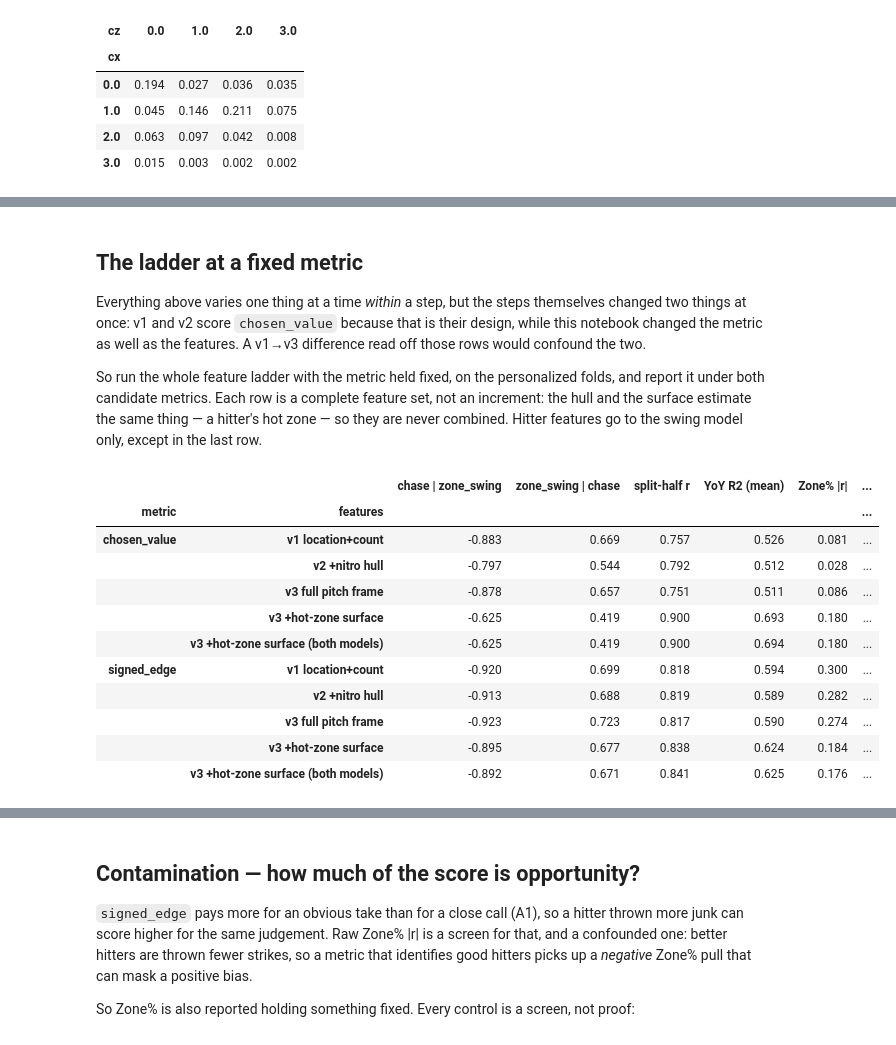
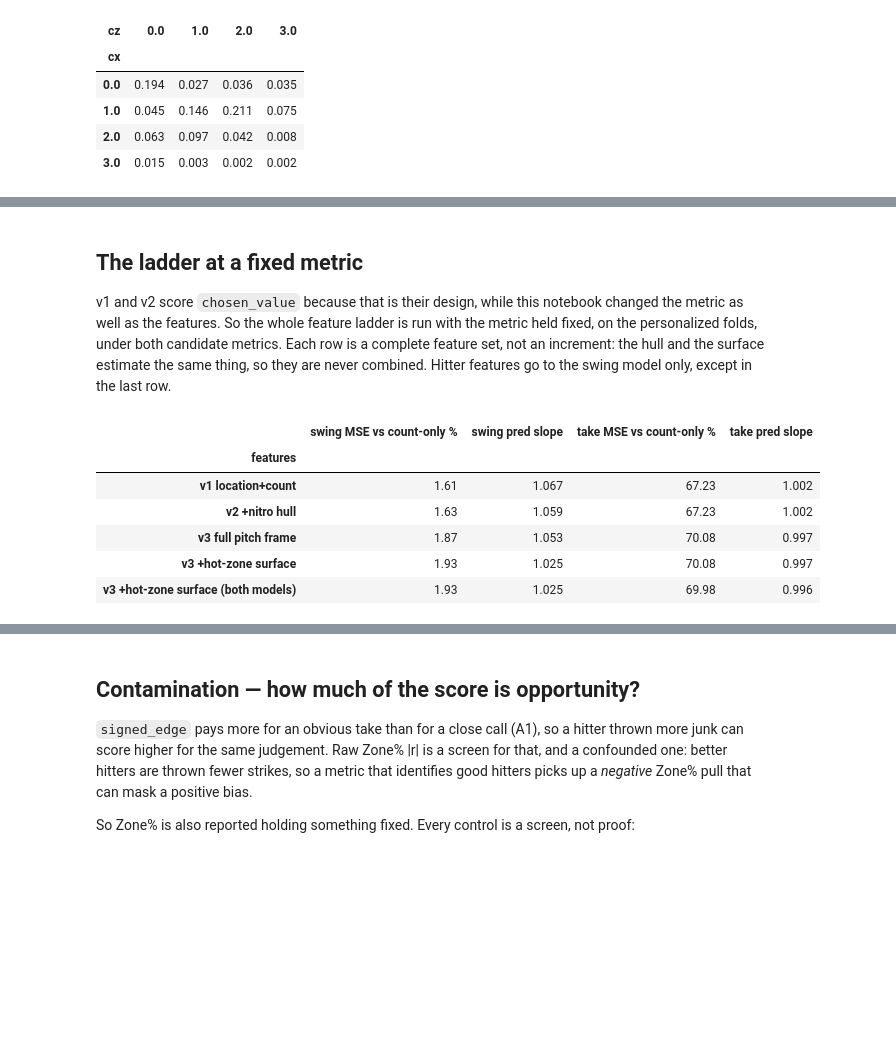
Before and after one commit to Jack1021ohoh/batter_decision_value, a Jupyter notebook: notebooks/v3.ipynb, the cells around one changed output, grey strips where cells are left out. Cells and saved outputs as stored; diff of their text form; code cells hidden in the pictures; blank space fills up the shorter version.

```diff
--- a/notebooks/v3.ipynb
+++ b/notebooks/v3.ipynb
@@ -22,20 +34,25 @@ model selection (earlier versions scored it, so it is no longer a clean test).
 import sys; sys.path.insert(0, '..')
 import numpy as np, pandas as pd
 import matplotlib.pyplot as plt, seaborn as sns
-import xgboost as xgb
 
 from src import data as D, evaluate as E, features as F, decision as DEC
-from src.baselines import predict_both, V1_FEATURES, _dmatrix
+from src.baselines import fit_direct, predict_both, train_early_stopped, V1_FEATURES, _dmatrix
 
-pd.set_option('display.width', 160); sns.set_theme(style='whitegrid')
+pd.set_option('display.width', 170); pd.set_option('display.max_columns', 30)
+sns.set_theme(style='whitegrid')
 PALETTE = ['#FFB000','#648FFF','#785EF0','#DC267F','#FE6100','#3D1EB2']
 SEASONS = range(2021, 2026)          # 2026 is kept out of model selection; not loaded here
-SHOW = E.SHOW
-SUB = ['swing signal recovered', 'swing calib slope', 'take signal recovered', 'take calib slope']
+SHOW, MODEL = E.SHOW, E.MODEL_COLS
+ACC_COLS = ['pitches', 'diff_%', 'diff_%_lo', 'diff_%_hi', 'verdict']
+PF = E.PERSONALIZED_FOLDS
 
 # the full pitch frame, used from A2 onward
 V3_FEATURES = ['plate_x_bat','plate_z_norm','count','stand','p_throws',
                'release_speed','pfx_x','pfx_z','pitch_type']
+
+def pooled(a, b, labels):
+    """Paired accuracy of run a against run b, pooled over the held-out seasons."""
+    return E.paired_accuracy(a, b, labels).xs('pooled', level='season')[ACC_COLS]
 # %%
 df = D.drop_pitchers_batting(D.load_seasons(SEASONS, verbose=False))
 df = D.add_zone_frame(df.dropna(subset=['plate_x_mid','plate_z_mid']))
@@ -66,5 +81,5 @@ which is mostly hitting ability rather than judgement.
 # %%
-run_a1 = E.run_folds(df, V1_FEATURES, E.GENERIC_FOLDS)
+run_a1 = E.run_folds(df, V1_FEATURES, E.GENERIC_FOLDS, fit=fit_direct)
 a1 = pd.DataFrame([{'variant': name, **E.metric_checks(run_a1.held, name)['summary']}
                    for name in DEC.SCORES]).set_index('variant')
 a1[SHOW]
@@ -148,12 +159,11 @@ measurement noise and change definition in 2026.
 # %%
-LADDER = {
+LADDER_A2 = {
   'v1 features':            V1_FEATURES,
   '+batter frame':          ['plate_x_bat','plate_z_norm','count'],
   '+handedness':            ['plate_x_bat','plate_z_norm','count','stand','p_throws'],
   '+pitch characteristics': V3_FEATURES,
 }
-a2_runs = {label: E.run_folds(df, feats, E.GENERIC_FOLDS) for label, feats in LADDER.items()}
-a2_res = {label: E.harness(run, label) for label, run in a2_runs.items()}
-a2 = pd.DataFrame([r['summary'] for r in a2_res.values()]).set_index('variant')
-a2[SUB + SHOW]
+a2_runs = {label: E.run_folds(df, feats, E.GENERIC_FOLDS, fit=fit_direct) for label, feats in LADDER_A2.items()}
+a2 = pd.DataFrame([E.harness(run, label)['summary'] for label, run in a2_runs.items()]).set_index('variant')
+a2[MODEL + SHOW]
 # %% [output]
@@ -352,8 +324,8 @@ A4 = {
   '+continuous surface (swing only)': (F0 + ['hot_zone'], True),
   '+continuous surface (both models)':(F0 + ['hot_zone'], False),
 }
-a4_runs = {label: E.run_folds(pdf, feats, E.PERSONALIZED_FOLDS, swing_only=so)
+a4_runs = {label: E.run_folds(pdf, feats, PF, fit=fit_direct, swing_only=so)
            for label, (feats, so) in A4.items()}
 a4 = pd.DataFrame([E.harness(run, label)['summary'] for label, run in a4_runs.items()]).set_index('variant')
-a4[SUB + SHOW]
+a4[MODEL + SHOW]
 # %% [output]
@@ -489,43 +491,33 @@ trade the earlier in-sample comparison did; they do not reverse it.
 # %% [markdown]
 ## The ladder at a fixed metric
 
-Everything above varies one thing at a time *within* a step, but the steps
-themselves changed two things at once: v1 and v2 score `chosen_value` because
-that is their design, while this notebook changed the metric as well as the
-features. A v1→v3 difference read off those rows would confound the two.
-
-So run the whole feature ladder with the metric held fixed, on the personalized
-folds, and report it under both candidate metrics. Each row is a complete
-feature set, not an increment: the hull and the surface estimate the same thing
-— a hitter's hot zone — so they are never combined. Hitter features go to the
-swing model only, except in the last row.
+v1 and v2 score `chosen_value` because that is their design, while this
+notebook changed the metric as well as the features. So the whole feature
+ladder is run with the metric held fixed, on the personalized folds, under both
+candidate metrics. Each row is a complete feature set, not an increment: the
+hull and the surface estimate the same thing, so they are never combined.
+Hitter features go to the swing model only, except in the last row.
 # %%
 LADDER = {
   'v1  location+count':                  (V1_FEATURES, True),
   'v2  +nitro hull':                     (V1_FEATURES + ['in_nitro'], True),
   'v3  full pitch frame':                (V3_FEATURES, True),
   'v3  +hot-zone surface':               (V3_FEATURES + ['hot_zone'], True),
   'v3  +hot-zone surface (both models)': (V3_FEATURES + ['hot_zone'], False),
 }
-ladder_runs = {label: E.run_folds(pdf, feats, E.PERSONALIZED_FOLDS, swing_only=so,
-                                  in_sample=(label == 'v3  +hot-zone surface'))
+ladder_runs = {label: E.run_folds(pdf, feats, PF, fit=fit_direct, swing_only=so, in_sample=True)
                for label, (feats, so) in LADDER.items()}
 rows = []
 for score in ['chosen_value', 'signed_edge']:
     for label, run in ladder_runs.items():
         rows.append({'metric': score, 'features': label, **E.harness(run, label, score)['summary']})
 ladder = pd.DataFrame(rows).drop(columns='variant').set_index(['metric','features'])
-ladder[SHOW]
+ladder.loc['signed_edge', MODEL]
 # %% [output]
-|  |  | chase | zone_swing | zone_swing | chase | split-half r | YoY R2 (mean) | Zone% |r| | ... |
-| metric | features |  |  |  |  |  | ... |
-| chosen_value | v1 location+count | -0.883 | 0.669 | 0.757 | 0.526 | 0.081 | ... |
-|  | v2 +nitro hull | -0.797 | 0.544 | 0.792 | 0.512 | 0.028 | ... |
-|  | v3 full pitch frame | -0.878 | 0.657 | 0.751 | 0.511 | 0.086 | ... |
-|  | v3 +hot-zone surface | -0.625 | 0.419 | 0.900 | 0.693 | 0.180 | ... |
-|  | v3 +hot-zone surface (both models) | -0.625 | 0.419 | 0.900 | 0.694 | 0.180 | ... |
-| signed_edge | v1 location+count | -0.920 | 0.699 | 0.818 | 0.594 | 0.300 | ... |
-|  | v2 +nitro hull | -0.913 | 0.688 | 0.819 | 0.589 | 0.282 | ... |
-|  | v3 full pitch frame | -0.923 | 0.723 | 0.817 | 0.590 | 0.274 | ... |
-|  | v3 +hot-zone surface | -0.895 | 0.677 | 0.838 | 0.624 | 0.184 | ... |
-|  | v3 +hot-zone surface (both models) | -0.892 | 0.671 | 0.841 | 0.625 | 0.176 | ... |
+|  | swing MSE vs count-only % | swing pred slope | take MSE vs count-only % | take pred slope |
+| features |  |  |  |  |
+| v1 location+count | 1.61 | 1.067 | 67.23 | 1.002 |
+| v2 +nitro hull | 1.63 | 1.059 | 67.23 | 1.002 |
+| v3 full pitch frame | 1.87 | 1.053 | 70.08 | 0.997 |
+| v3 +hot-zone surface | 1.93 | 1.025 | 70.08 | 0.997 |
+| v3 +hot-zone surface (both models) | 1.93 | 1.025 | 69.98 | 0.996 |
```
Also changed, not shown: parts of 50 cells of this notebook.
